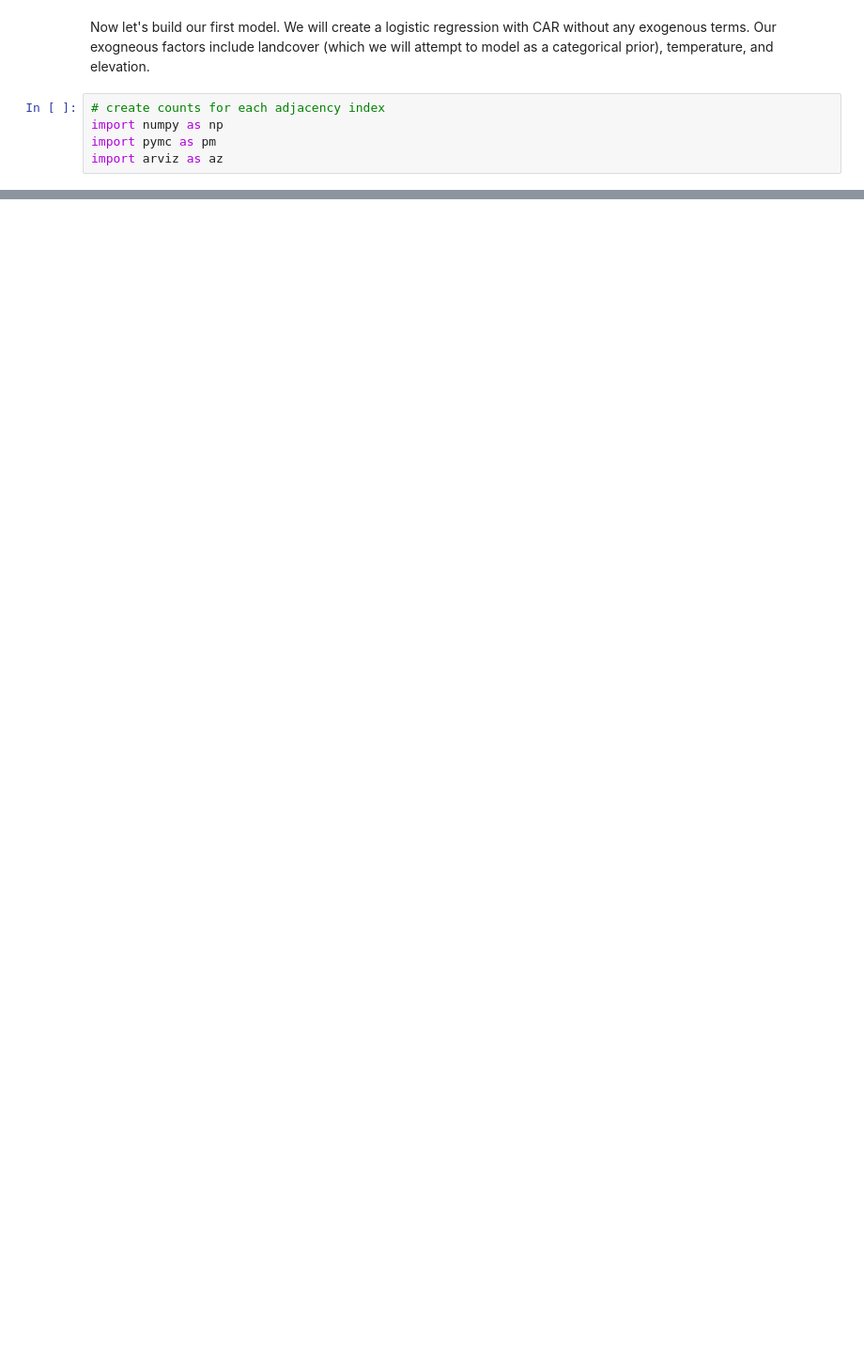
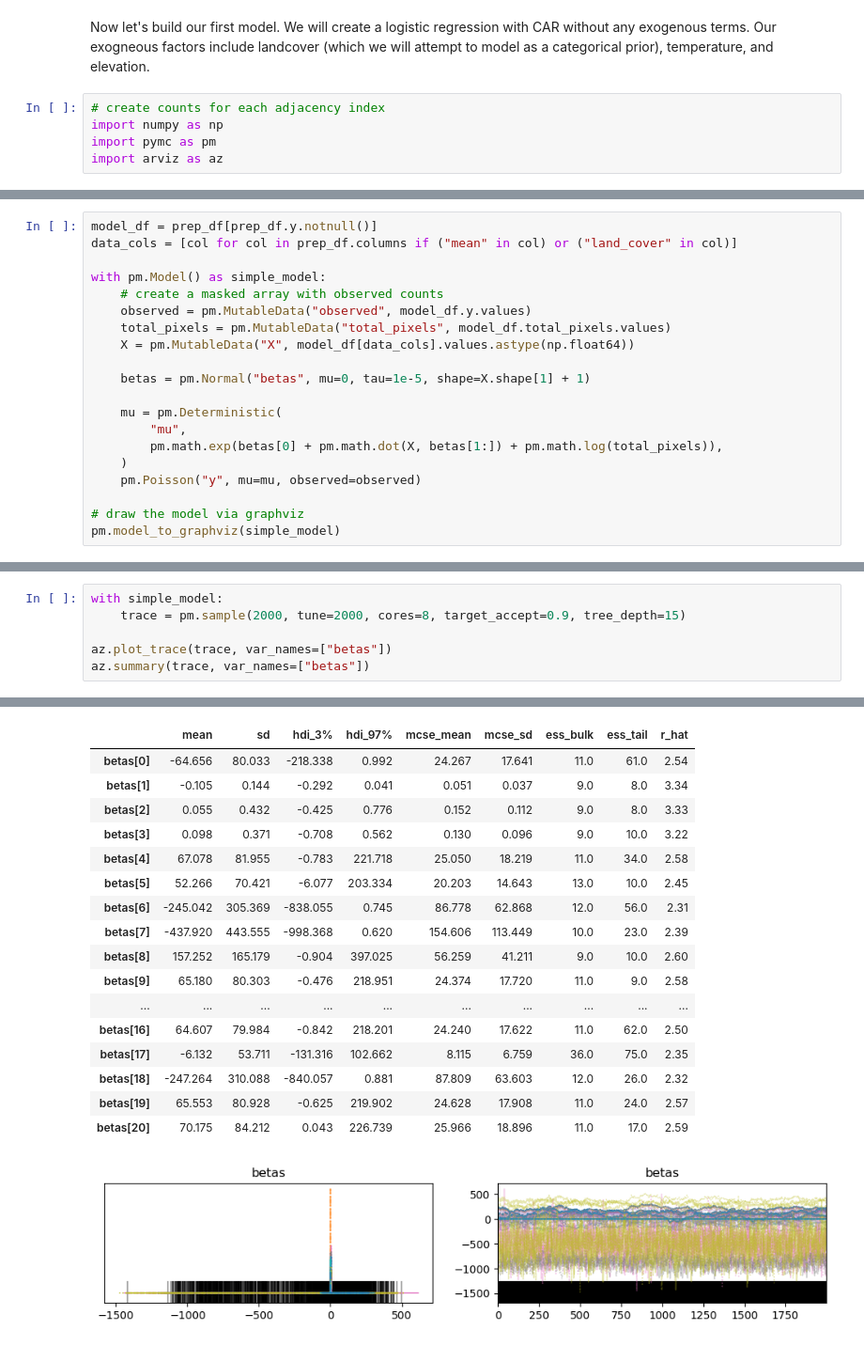
Before and after one commit to acmiyaguchi/iyse4620-birdcall-distributions, a Jupyter notebook: notebooks/2022-11-11-car-model.ipynb, the cells around one changed output, grey strips where cells are left out. Shown: that part at 94% size. Drawn from its saved outputs; the diff is of its cells as text; blank space fills up the shorter version.

Commit message:
Add WIP: working through failure in simple regression case

```diff
--- a/notebooks/2022-11-11-car-model.ipynb
+++ b/notebooks/2022-11-11-car-model.ipynb
@@ -103,0 +118,20 @@ prep_df
+# %%
+model_df = prep_df[prep_df.y.notnull()]
+data_cols = [col for col in prep_df.columns if ("mean" in col) or ("land_cover" in col)]
+
+with pm.Model() as simple_model:
+    # create a masked array with observed counts
+    observed = pm.MutableData("observed", model_df.y.values)
+    total_pixels = pm.MutableData("total_pixels", model_df.total_pixels.values)
+    X = pm.MutableData("X", model_df[data_cols].values.astype(np.float64))
+
+    betas = pm.Normal("betas", mu=0, tau=1e-5, shape=X.shape[1] + 1)
+
+    mu = pm.Deterministic(
+        "mu",
+        pm.math.exp(betas[0] + pm.math.dot(X, betas[1:]) + pm.math.log(total_pixels)),
+    )
+    pm.Poisson("y", mu=mu, observed=observed)
+
+# draw the model via graphviz
+pm.model_to_graphviz(simple_model)
@@ -103,0 +140,7 @@ prep_df
+# %%
+with simple_model:
+    trace = pm.sample(2000, tune=2000, cores=8, target_accept=0.9, tree_depth=15)
+
+az.plot_trace(trace, var_names=["betas"])
+az.summary(trace, var_names=["betas"])
+# %% [output]
@@ -103,0 +165,18 @@ prep_df
+|  | mean | sd | hdi_3% | hdi_97% | mcse_mean | mcse_sd | ess_bulk | ess_tail | r_hat |
+| betas[0] | -64.656 | 80.033 | -218.338 | 0.992 | 24.267 | 17.641 | 11.0 | 61.0 | 2.54 |
+| betas[1] | -0.105 | 0.144 | -0.292 | 0.041 | 0.051 | 0.037 | 9.0 | 8.0 | 3.34 |
+| betas[2] | 0.055 | 0.432 | -0.425 | 0.776 | 0.152 | 0.112 | 9.0 | 8.0 | 3.33 |
+| betas[3] | 0.098 | 0.371 | -0.708 | 0.562 | 0.130 | 0.096 | 9.0 | 10.0 | 3.22 |
+| betas[4] | 67.078 | 81.955 | -0.783 | 221.718 | 25.050 | 18.219 | 11.0 | 34.0 | 2.58 |
+| betas[5] | 52.266 | 70.421 | -6.077 | 203.334 | 20.203 | 14.643 | 13.0 | 10.0 | 2.45 |
+| betas[6] | -245.042 | 305.369 | -838.055 | 0.745 | 86.778 | 62.868 | 12.0 | 56.0 | 2.31 |
+| betas[7] | -437.920 | 443.555 | -998.368 | 0.620 | 154.606 | 113.449 | 10.0 | 23.0 | 2.39 |
+| betas[8] | 157.252 | 165.179 | -0.904 | 397.025 | 56.259 | 41.211 | 9.0 | 10.0 | 2.60 |
+| betas[9] | 65.180 | 80.303 | -0.476 | 218.951 | 24.374 | 17.720 | 11.0 | 9.0 | 2.58 |
+| ... | ... | ... | ... | ... | ... | ... | ... | ... | ... |
+| betas[16] | 64.607 | 79.984 | -0.842 | 218.201 | 24.240 | 17.622 | 11.0 | 62.0 | 2.50 |
+| betas[17] | -6.132 | 53.711 | -131.316 | 102.662 | 8.115 | 6.759 | 36.0 | 75.0 | 2.35 |
+| betas[18] | -247.264 | 310.088 | -840.057 | 0.881 | 87.809 | 63.603 | 12.0 | 26.0 | 2.32 |
+| betas[19] | 65.553 | 80.928 | -0.625 | 219.902 | 24.628 | 17.908 | 11.0 | 24.0 | 2.57 |
+| betas[20] | 70.175 | 84.212 | 0.043 | 226.739 | 25.966 | 18.896 | 11.0 | 17.0 | 2.59 |
+[figure, added]
```
Also changed, not shown: parts of 12 cells of this notebook, 1 other file.
